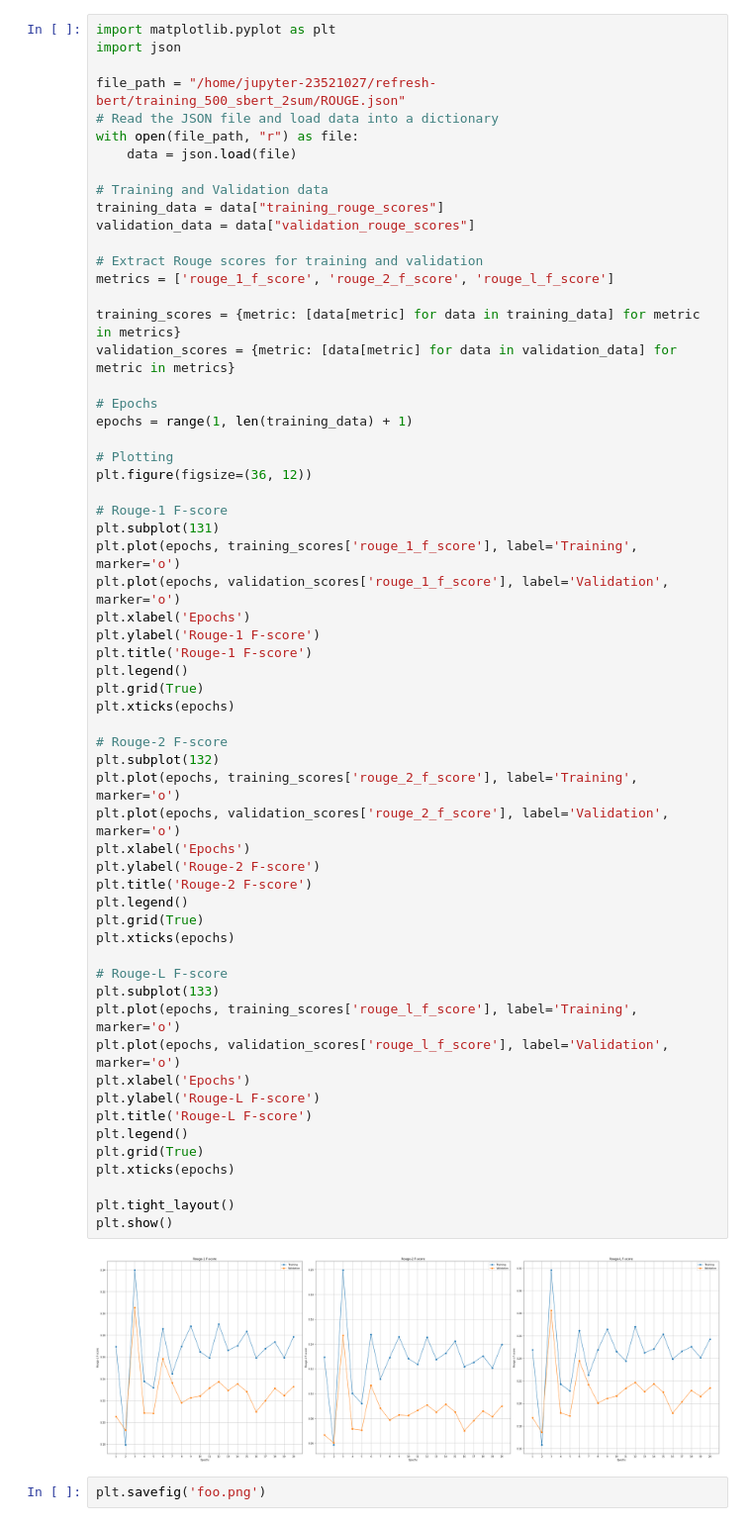
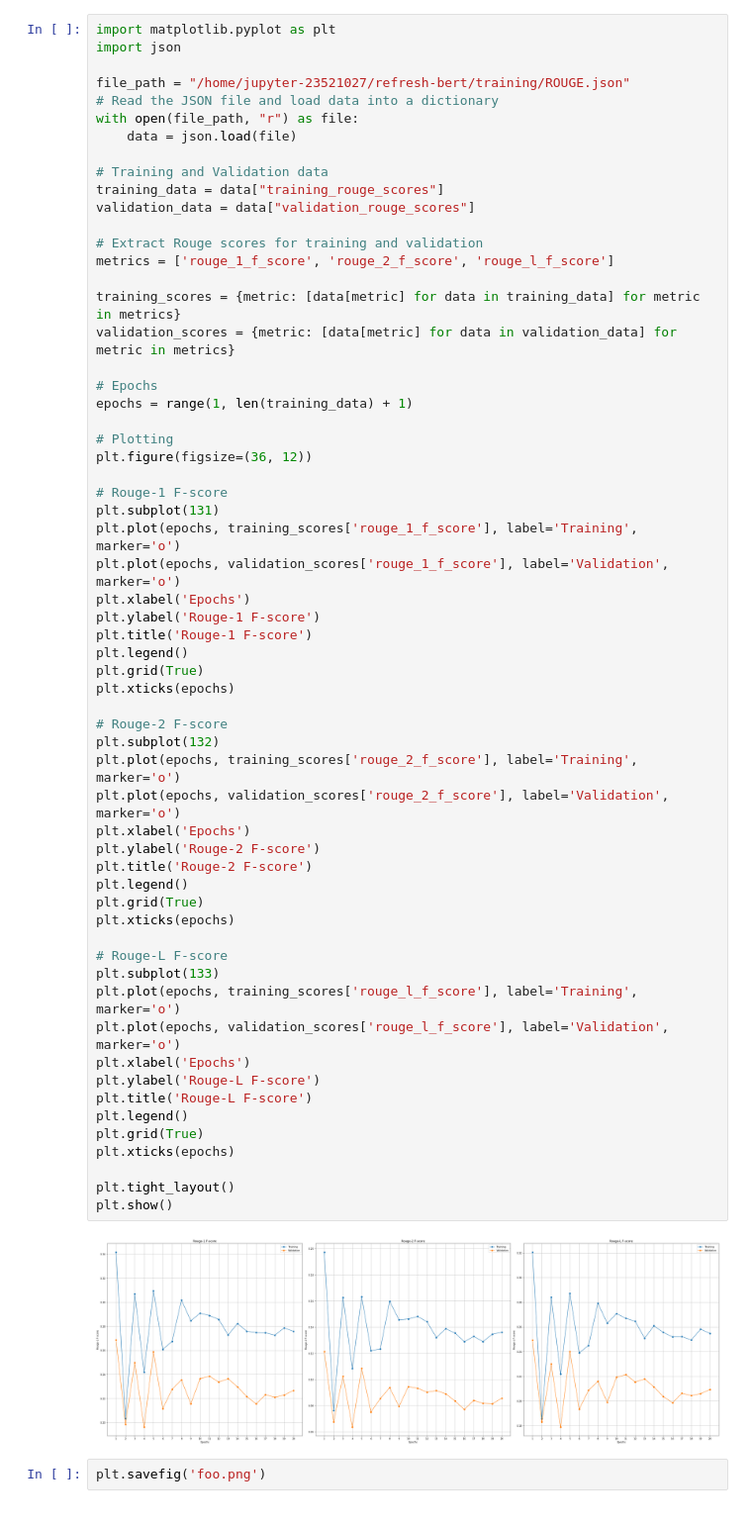
Before and after one commit to chilldenaya/refresh-bert, a Jupyter notebook: scripts/show_ROUGE_plot.ipynb, the cells around one changed output. Shown at 99% size. Drawn from its saved outputs; the diff is of its cells as text.

```diff
--- a/scripts/show_ROUGE_plot.ipynb
+++ b/scripts/show_ROUGE_plot.ipynb
@@ -2,7 +2,7 @@
 import matplotlib.pyplot as plt
 import json
 
-file_path = "/home/jupyter-23521027/refresh-bert/training_500_sbert_2sum/ROUGE.json"
+file_path = "/home/jupyter-23521027/refresh-bert/training/ROUGE.json"
 # Read the JSON file and load data into a dictionary
 with open(file_path, "r") as file:
     data = json.load(file)
@@ -32,34 +32,34 @@ plt.ylabel('Rouge-1 F-score')
 plt.title('Rouge-1 F-score')
 plt.legend()
 plt.grid(True)
 plt.xticks(epochs)
 
 # Rouge-2 F-score
 plt.subplot(132)
 plt.plot(epochs, training_scores['rouge_2_f_score'], label='Training', marker='o')
 plt.plot(epochs, validation_scores['rouge_2_f_score'], label='Validation', marker='o')
 plt.xlabel('Epochs')
 plt.ylabel('Rouge-2 F-score')
 plt.title('Rouge-2 F-score')
 plt.legend()
 plt.grid(True)
 plt.xticks(epochs)
 
 # Rouge-L F-score
 plt.subplot(133)
 plt.plot(epochs, training_scores['rouge_l_f_score'], label='Training', marker='o')
 plt.plot(epochs, validation_scores['rouge_l_f_score'], label='Validation', marker='o')
 plt.xlabel('Epochs')
 plt.ylabel('Rouge-L F-score')
 plt.title('Rouge-L F-score')
 plt.legend()
 plt.grid(True)
 plt.xticks(epochs)
 
 plt.tight_layout()
 plt.show()
 # %% [output]
-[figure, old version]
+[figure, new version]
 # %%
 plt.savefig('foo.png')
 # %% [output]
```
Also changed, not shown: 5 other files.
